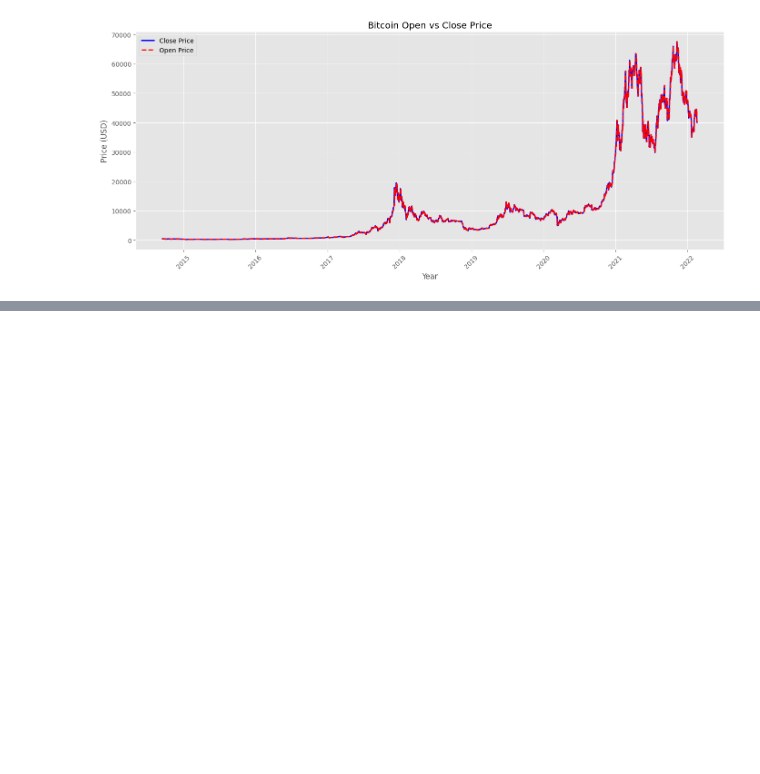
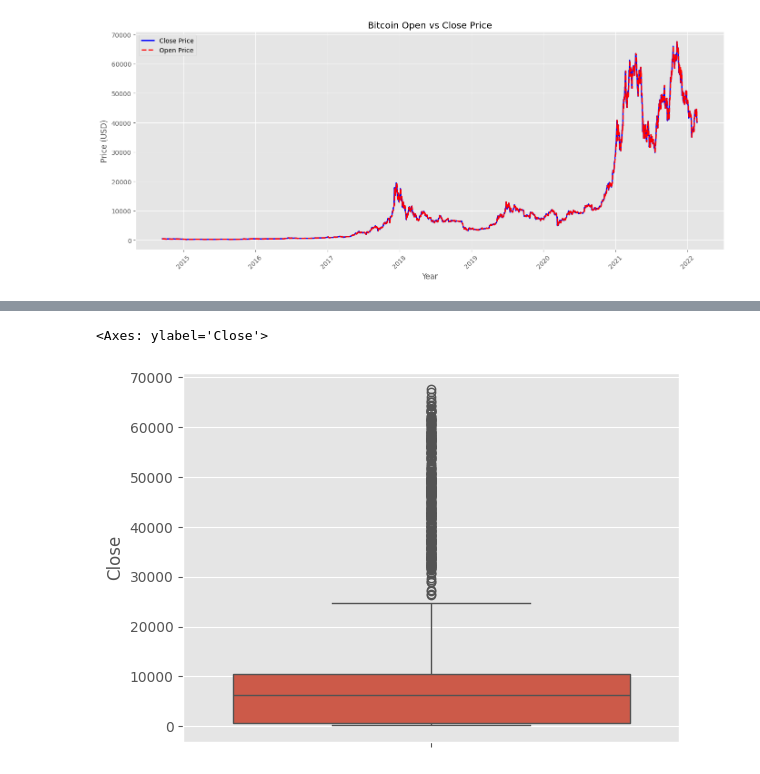
Before and after one commit to abhinavtripathi345/Bitcoin-Price-Prediction-ML, a Jupyter notebook: notebooks/01_data_collection.ipynb, the cells around one changed output, grey strips where cells are left out. Drawn from its saved outputs; the diff is of its cells as text; code cells hidden in the pictures; blank space fills up the shorter version.

```diff
--- a/notebooks/01_data_collection.ipynb
+++ b/notebooks/01_data_collection.ipynb
@@ -156,0 +202,6 @@ df.head()
+# %%
+df['Date']=pd.to_datetime(df['Date'])
+df['year']=df['Date'].dt.year
+df['month']=df['Date'].dt.month
+df['day']=df['Date'].dt.day
+df.head()
@@ -156,0 +215,5 @@ df.head()
+# %%
+sns.boxplot(df['Close'])
+# %% [output]
+<Axes: ylabel='Close'>
+[figure, added]
```
Also changed, not shown: parts of 19 cells of this notebook.
